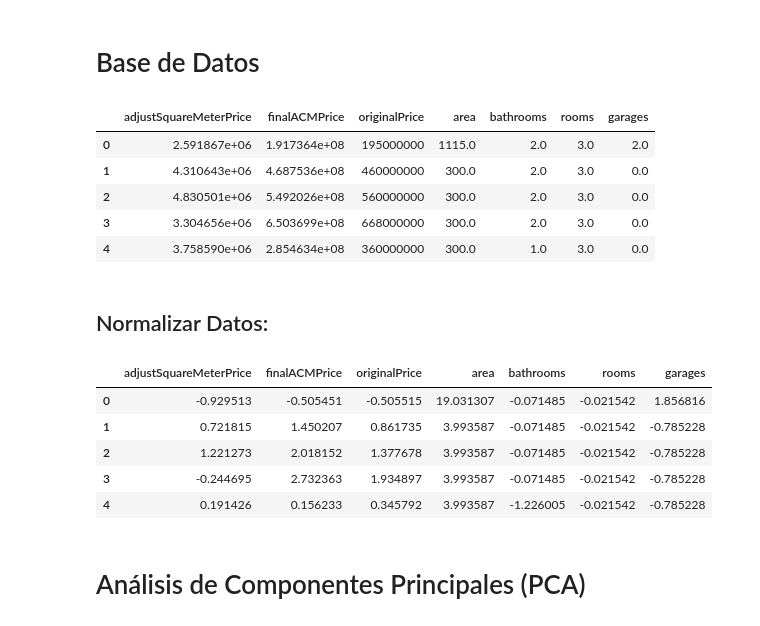
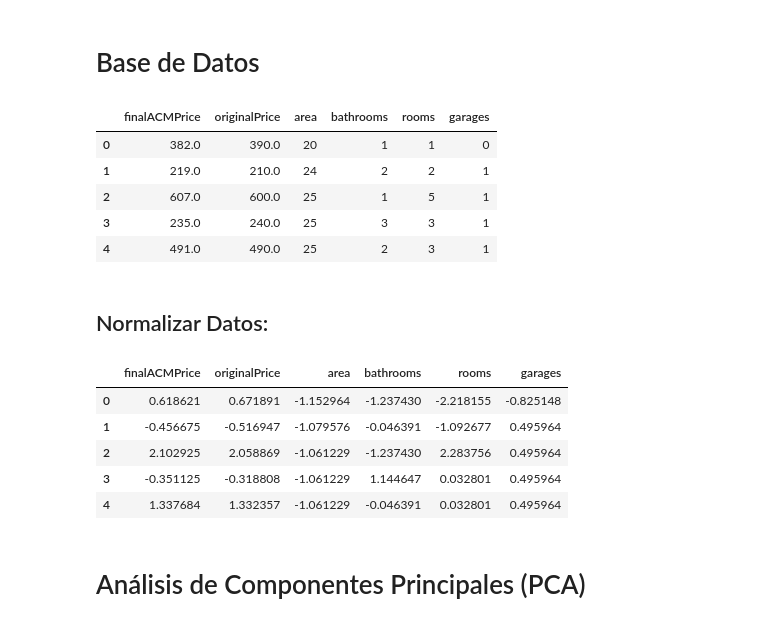
Before and after one commit to barrios420/PCA_K-MEANS, a Jupyter notebook: K-Means.ipynb, the cells around one changed output. Saved outputs shown, nothing was run; the diff lists cells and outputs as text; code cells hidden in the pictures.

```diff
--- a/K-Means.ipynb
+++ b/K-Means.ipynb
@@ -20,18 +20,18 @@ plt.style.use('ggplot')
 # %%
 datos = pd.read_csv('datos_depurados.csv')
 
 df = pd.DataFrame(datos)
 df.City = df.City.astype('category')
 df.type = df.type.astype('category')
-df2 = df.iloc[:, [2, 3, 4, 5, 6, 7,8]]
+df2 = df.iloc[:, [2, 3, 4, 5, 6, 7]]
 df2.head()
 # %% [output]
-|  | adjustSquareMeterPrice | finalACMPrice | originalPrice | area | bathrooms | rooms | garages |
-| 0 | 2.591867e+06 | 1.917364e+08 | 195000000 | 1115.0 | 2.0 | 3.0 | 2.0 |
-| 1 | 4.310643e+06 | 4.687536e+08 | 460000000 | 300.0 | 2.0 | 3.0 | 0.0 |
-| 2 | 4.830501e+06 | 5.492026e+08 | 560000000 | 300.0 | 2.0 | 3.0 | 0.0 |
-| 3 | 3.304656e+06 | 6.503699e+08 | 668000000 | 300.0 | 2.0 | 3.0 | 0.0 |
-| 4 | 3.758590e+06 | 2.854634e+08 | 360000000 | 300.0 | 1.0 | 3.0 | 0.0 |
+|  | finalACMPrice | originalPrice | area | bathrooms | rooms | garages |
+| 0 | 382.0 | 390.0 | 20 | 1 | 1 | 0 |
+| 1 | 219.0 | 210.0 | 24 | 2 | 2 | 1 |
+| 2 | 607.0 | 600.0 | 25 | 1 | 5 | 1 |
+| 3 | 235.0 | 240.0 | 25 | 3 | 3 | 1 |
+| 4 | 491.0 | 490.0 | 25 | 2 | 3 | 1 |
 # %% [markdown]
 ## Normalizar Datos:
 # %%
@@ -41,12 +41,12 @@ def mean_norm(df_input):
 df_mean_norm = mean_norm(df2)
 df_mean_norm.head()
 # %% [output]
-|  | adjustSquareMeterPrice | finalACMPrice | originalPrice | area | bathrooms | rooms | garages |
-| 0 | -0.929513 | -0.505451 | -0.505515 | 19.031307 | -0.071485 | -0.021542 | 1.856816 |
-| 1 | 0.721815 | 1.450207 | 0.861735 | 3.993587 | -0.071485 | -0.021542 | -0.785228 |
-| 2 | 1.221273 | 2.018152 | 1.377678 | 3.993587 | -0.071485 | -0.021542 | -0.785228 |
-| 3 | -0.244695 | 2.732363 | 1.934897 | 3.993587 | -0.071485 | -0.021542 | -0.785228 |
-| 4 | 0.191426 | 0.156233 | 0.345792 | 3.993587 | -1.226005 | -0.021542 | -0.785228 |
+|  | finalACMPrice | originalPrice | area | bathrooms | rooms | garages |
+| 0 | 0.618621 | 0.671891 | -1.152964 | -1.237430 | -2.218155 | -0.825148 |
+| 1 | -0.456675 | -0.516947 | -1.079576 | -0.046391 | -1.092677 | 0.495964 |
+| 2 | 2.102925 | 2.058869 | -1.061229 | -1.237430 | 2.283756 | 0.495964 |
+| 3 | -0.351125 | -0.318808 | -1.061229 | 1.144647 | 0.032801 | 0.495964 |
+| 4 | 1.337684 | 1.332357 | -1.061229 | -0.046391 | 0.032801 | 0.495964 |
 # %% [markdown]
 # Análisis de Componentes Principales (PCA)
 # %% [markdown]
```
Also changed, not shown: parts of 11 cells of this notebook, 2 other files.
